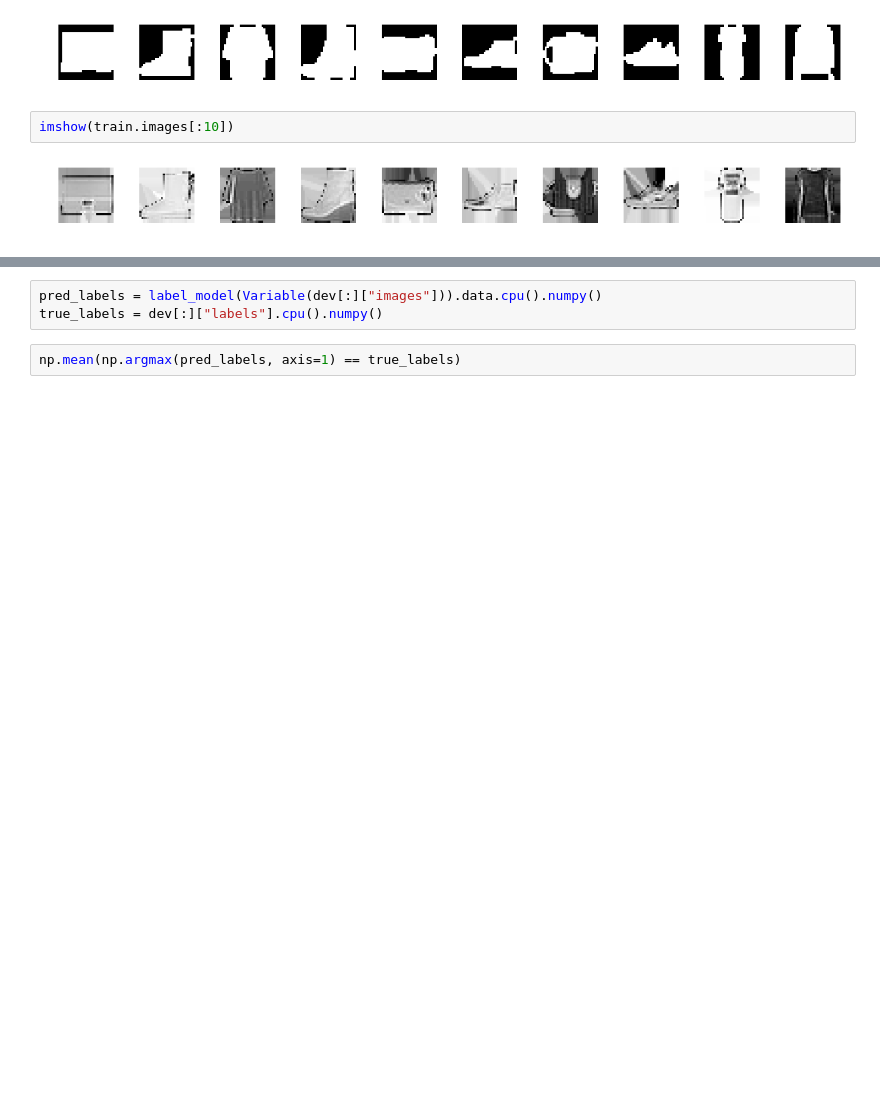
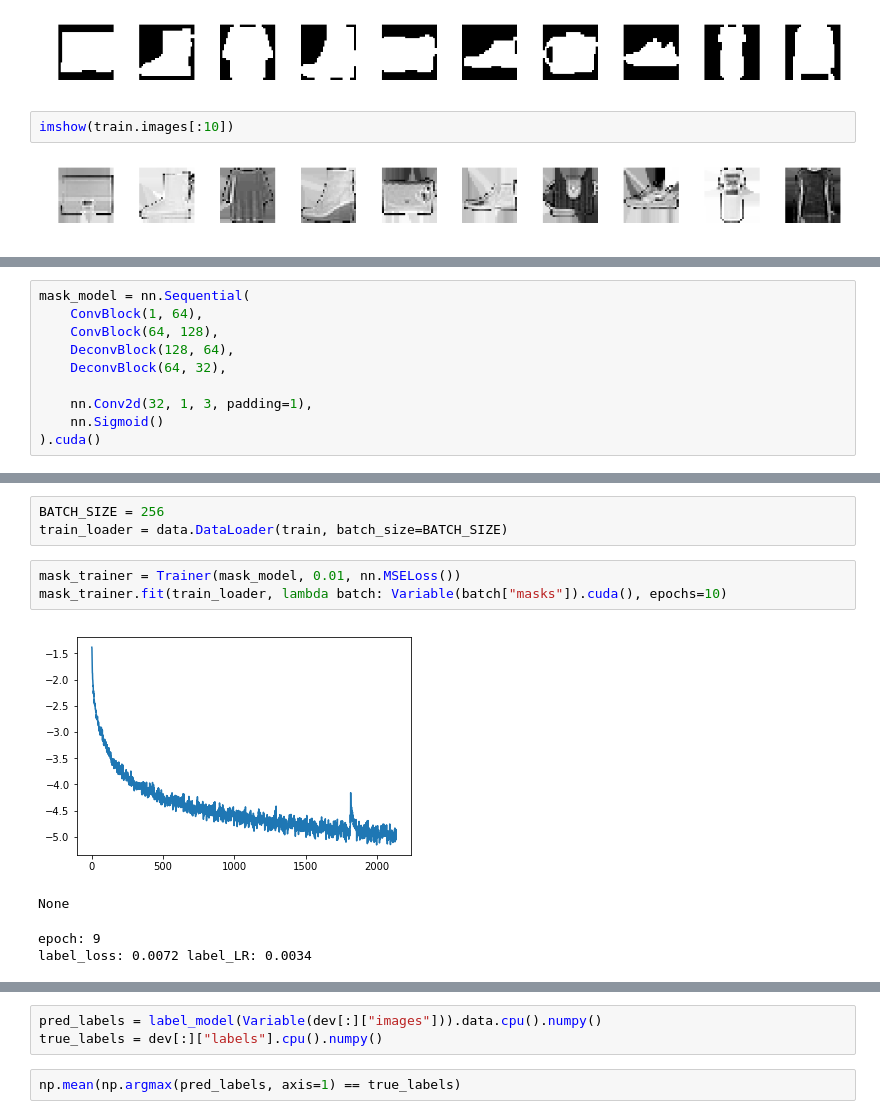
Before and after one commit to darthdeus/npfl114, a Jupyter notebook: labs/05/Torch Fashion.ipynb, the cells around one changed output, grey strips where cells are left out. Cells and saved outputs as stored; diff of their text form; blank space fills up the shorter version.

```diff
--- a/labs/05/Torch Fashion.ipynb
+++ b/labs/05/Torch Fashion.ipynb
@@ -134,0 +143,10 @@ label_model = nn.Sequential(
+# %%
+mask_model = nn.Sequential(
+    ConvBlock(1, 64),
+    ConvBlock(64, 128),
+    DeconvBlock(128, 64),
+    DeconvBlock(64, 32),
+
+    nn.Conv2d(32, 1, 3, padding=1),
+    nn.Sigmoid()
+).cuda()
@@ -134,0 +166,11 @@ label_model = nn.Sequential(
+# %%
+BATCH_SIZE = 256
+train_loader = data.DataLoader(train, batch_size=BATCH_SIZE)
+# %%
+mask_trainer = Trainer(mask_model, 0.01, nn.MSELoss())
+mask_trainer.fit(train_loader, lambda batch: Variable(batch["masks"]).cuda(), epochs=10)
+# %% [output]
+[figure, added]
+None
+epoch: 9
+label_loss: 0.0072 label_LR: 0.0034
```
Also changed, not shown: parts of 13 cells of this notebook.
